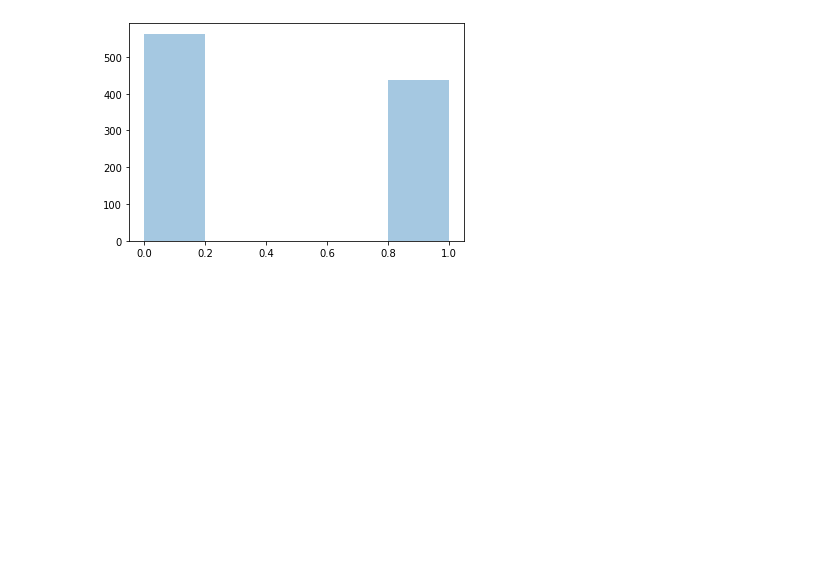
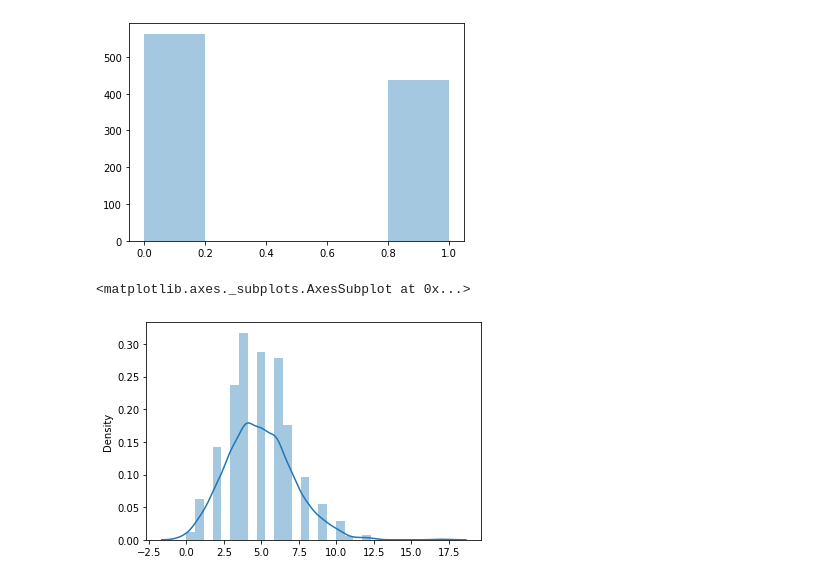
Before and after one commit to AndreyCesarVilacha/Statistic-PY, a Jupyter notebook: Fundamentals.ipynb, the cells around one changed output. Cells and saved outputs as stored; diff of their text form; code cells hidden in the pictures; blank space fills up the shorter version.

Commit message:
Poisson distribution

```diff
--- a/Fundamentals.ipynb
+++ b/Fundamentals.ipynb
@@ -1023,2 +1023,15 @@ binomial_data = binom.rvs(size = 1000, n = 5, p = 0.3)#n is the numbers os varia
 
 np.unique(binomial_data, return_counts=True)
+# %%
+#Poisson distribution
+from scipy.stats import poisson
+import numpy as np
+import seaborn as sns
+
+data_poisson = poisson.rvs(size = 1000, mu = 5) # mean(mu) = 5
+min(data_poisson), max(data_poisson) #Random numbers
+np.unique(data_poisson, return_counts = True) #Showing the current elements and their occurrences
+sns.distplot(data_poisson, kde=True)
+# %% [output]
+<matplotlib.axes._subplots.AxesSubplot at 0x...>
+[figure, added]
```
Also changed, not shown: parts of 1 cell of this notebook.
